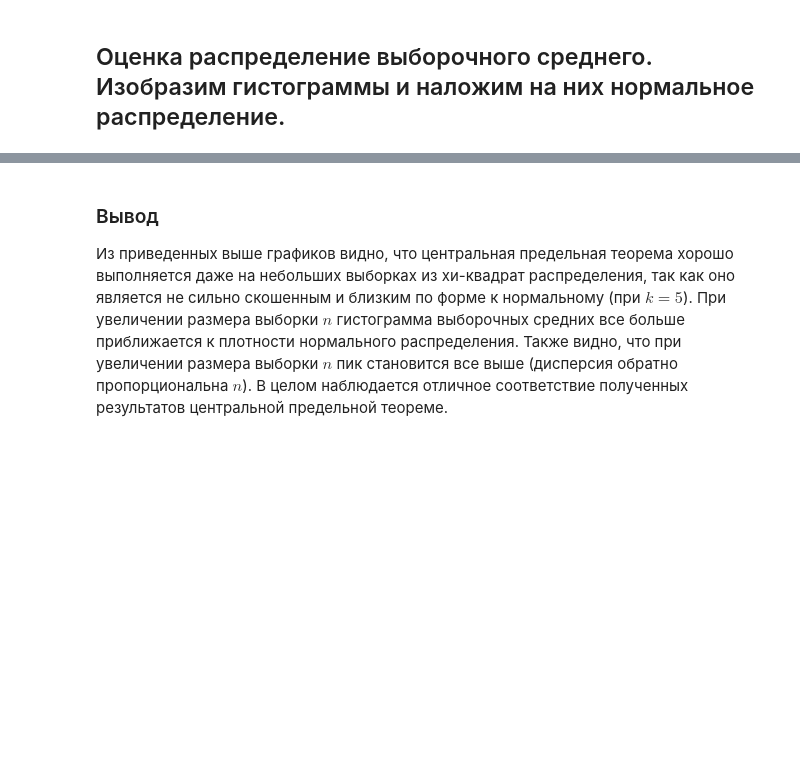
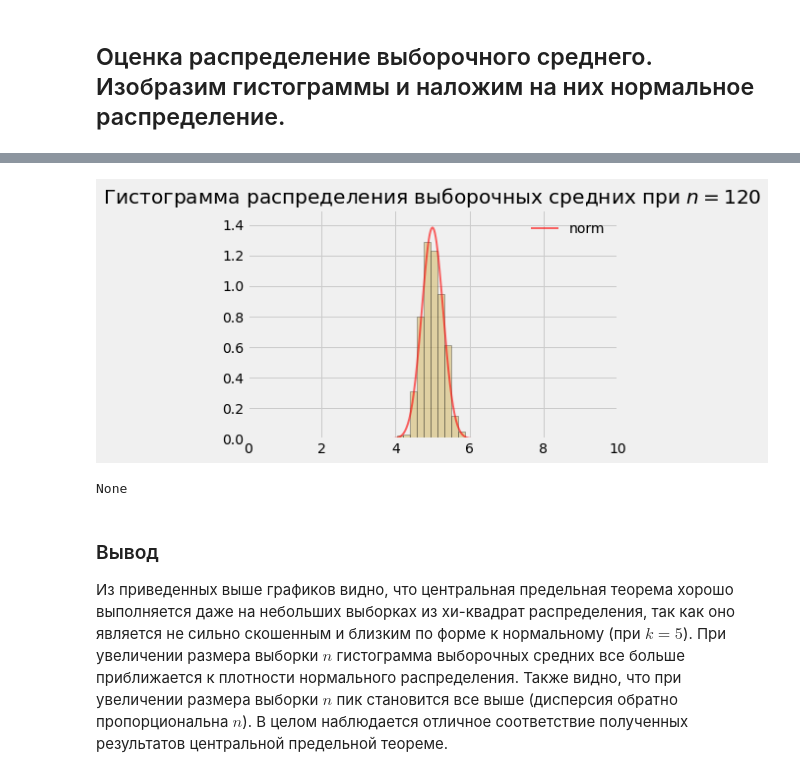
Before and after one commit to nik-nov/My_courses, a Jupyter notebook: Yandex_MIPT_Machine_learning_and_data_analysis/Course1_Mathematics_and_python_for_data_analysis/C1W4/CFA.ipynb, the cells around one changed output, grey strips where cells are left out. Cells and saved outputs as stored; diff of their text form; code cells hidden in the pictures; blank space fills up the shorter version.

```diff
--- a/Yandex_MIPT_Machine_learning_and_data_analysis/Course1_Mathematics_and_python_for_data_analysis/C1W4/CFA.ipynb
+++ b/Yandex_MIPT_Machine_learning_and_data_analysis/Course1_Mathematics_and_python_for_data_analysis/C1W4/CFA.ipynb
@@ -129,3 +108,9 @@ plt.show()
+# %%
+n = 120
+print(paint(n,x))
+# %% [output]
+[figure, added]
+None
 # %% [markdown]
 ### Вывод
 Из приведенных выше графиков видно, что центральная предельная теорема хорошо выполняется даже на небольших выборках из хи-квадрат распределения, так как оно является не сильно скошенным и близким по форме к нормальному (при $k=5$). При увеличении размера выборки $n$ гистограмма выборочных средних все больше приближается к плотности нормального распределения. Также видно, что при увеличении размера выборки $n$ пик становится все выше (дисперсия обратно пропорциональна $n$). В целом наблюдается отличное соответствие полученных результатов центральной предельной теореме.
```
Also changed, not shown: parts of 12 cells of this notebook.
